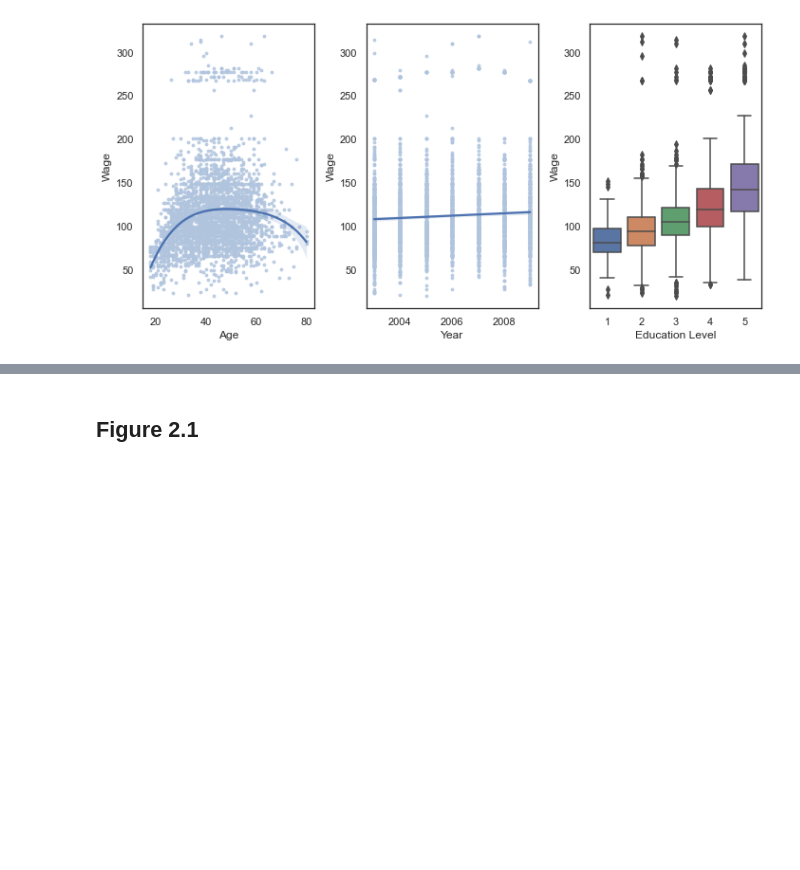
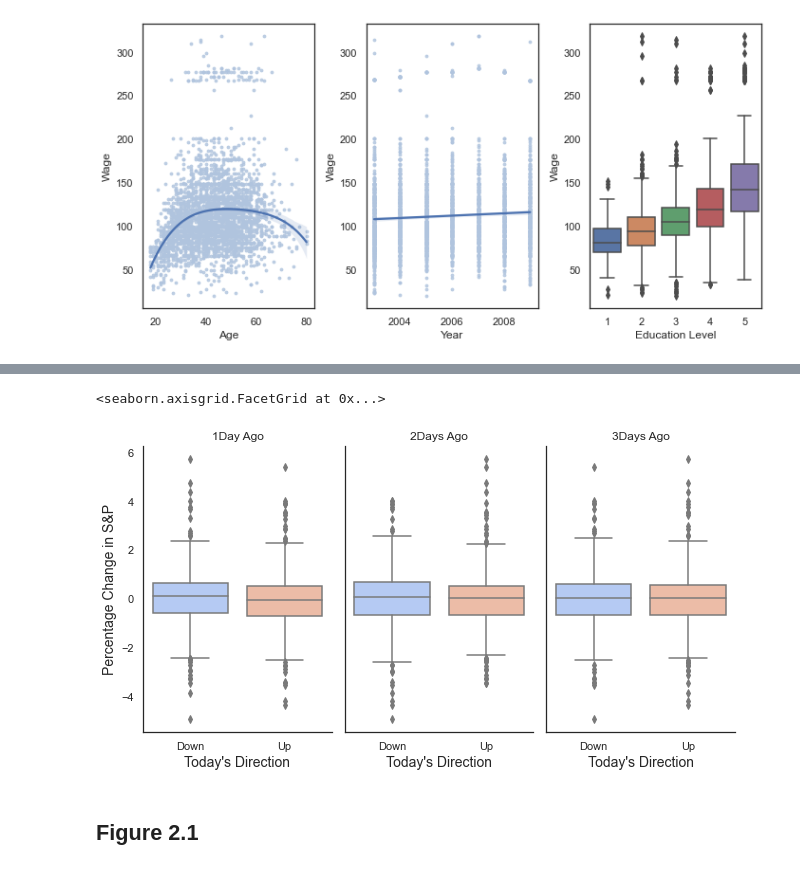
Before and after one commit to skacem/An-Introduction-to-Statistical-Learning, a Jupyter notebook: Chapter_1_and_2/Figures_and_Examples.ipynb, the cells around one changed output, grey strips where cells are left out. Saved outputs shown, nothing was run; the diff lists cells and outputs as text; code cells hidden in the pictures; blank space fills up the shorter version.

```diff
--- a/Chapter_1_and_2/Figures_and_Examples.ipynb
+++ b/Chapter_1_and_2/Figures_and_Examples.ipynb
@@ -72,0 +95,14 @@ stock.sample(3)
+# %%
+# Put all lags in one column. Make 'tidy' data
+
+stock.rename(columns={'Lag1': '1Day',
+                     'Lag2': '2Days',
+                     'Lag3': '3Days',
+                     'Lag4': '4Days',
+                     'Lag5': '5Days'}, inplace=True)
+
+tidy_stock = pd.melt(stock, id_vars='Direction',
+                     value_vars=['1Day', '2Days', '3Days'],
+                     var_name='Lag_type',
+                     value_name='Pct_change')
+tidy_stock.sample(3)
@@ -73,3 +132,14 @@ stock.sample(3)
+# %%
+g = sns.catplot(data=tidy_stock, x='Direction', y='Pct_change',
+            col='Lag_type', kind='box', size=5, aspect=.6,
+            palette='coolwarm', hue_order=['Down', 'Up'], order=['Down', 'Up'])
+g.set_xlabels("Today's Direction", fontsize=14)
+g.set_ylabels("Percentage Change in S&P", fontsize=14)
+g.set_titles('{col_name} Ago')
+g.add_legend()
+# %% [output]
+<seaborn.axisgrid.FacetGrid at 0x...>
+[figure, added]
 # %% [markdown]
 ## Figure 2.1
 # %%
```
Also changed, not shown: parts of 6 cells of this notebook.
